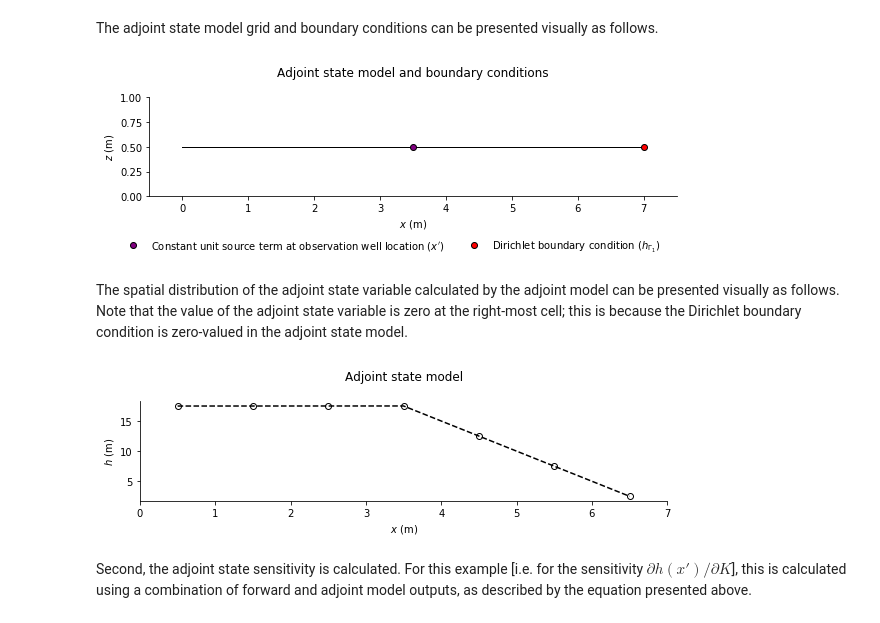
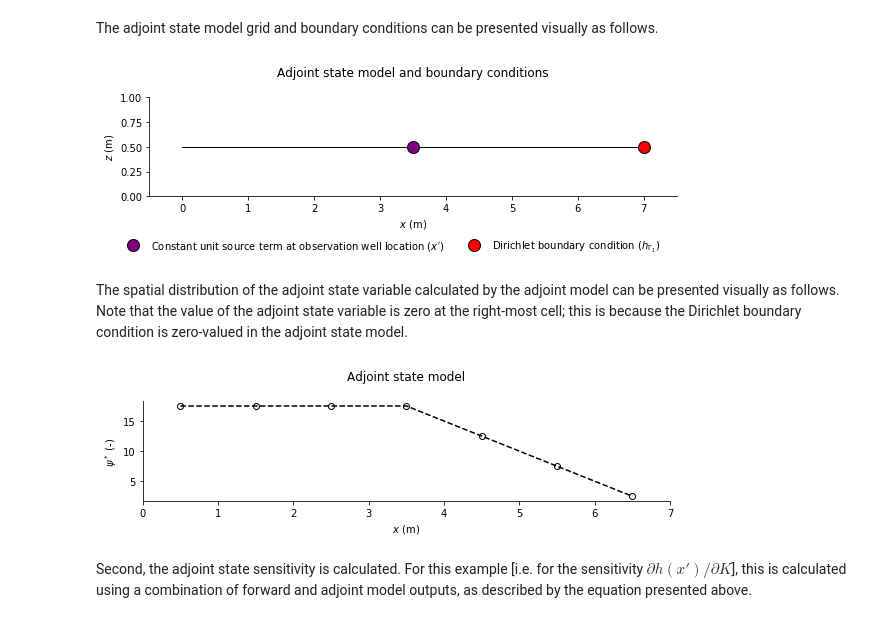
Before and after one commit to christurnadge/1o_adjoint_sensitivities, a Jupyter notebook: 02_Analytic_element_examples/02_dh_dBC1h_SS.ipynb, the cells around one changed output. Cells and saved outputs as stored; diff of their text form; code cells hidden in the pictures.

```diff
--- a/02_Analytic_element_examples/02_dh_dBC1h_SS.ipynb
+++ b/02_Analytic_element_examples/02_dh_dBC1h_SS.ipynb
@@ -35,7 +35,8 @@ BC2_Q = 1.0
 obs_x = (BC1_x-BC2_x)/2.
 K     = 0.2
 dpar  = 1e-4
-X     = np.arange(0.5, 7.5, 1.0)
+dx    = 1.0
+X     = np.arange(BC2_x+0.5, BC1_x-0.5+dx, dx)
 # %% [markdown]
 The forward model and boundary conditions can be presented visually as follows.
 # %%
@@ -169,29 +170,29 @@ s.set_ylim(0., 1.)
 s.set_xlabel('$x$ (m)')
 s.set_ylabel('$z$ (m)')
 s.plot([BC2_x, BC1_x], [0.5, 0.5], 'k-', lw=1.)
-s.plot(obs_x, 0.5, 'o', ms=6, mfc='purple', mec='k',
+s.plot(obs_x, 0.5, 'o', ms=12, mfc='purple', mec='k',
        label="Constant unit source term at observation well location ($x'$)")
-s.plot(BC1_x, 0.5, 'o', ms=6, mfc='r', mec='k',
+s.plot(BC1_x, 0.5, 'o', ms=12, mfc='r', mec='k',
        label='Dirichlet boundary condition ($h_{\Gamma_1}$)')
 s.spines['right'].set_visible(False)
 s.spines['top'].set_visible(False)
 l = f.legend(fancybox=False, frameon=False, loc=8, ncol=2)
 # %% [output]
-[figure, old version]
+[figure, new version]
 # %% [markdown]
 The spatial distribution of the adjoint state variable calculated by the adjoint model can be presented visually as follows. Note that the value of the adjoint state variable is zero at the right-most cell; this is because the Dirichlet boundary condition is zero-valued in the adjoint state model.
 # %%
 f,s = plt.subplots(1, 1, figsize=[24.00/2.54, 8.00/2.54])
 s.set_title('Adjoint state model\n')
 s.set_aspect(0.08)
 s.plot(X, adj, 'ko--', mfc='none')
 s.set_xlabel('$x$ (m)')
-s.set_ylabel('$h$ (m)')
+s.set_ylabel('$\psi^*$ (-)')
 s.set_xlim(BC2_x, BC1_x)
 s.spines['top'].set_visible(False)
 s.spines['right'].set_visible(False)
 # %% [output]
-[figure, old version]
+[figure, new version]
 # %% [markdown]
 Second, the adjoint state sensitivity is calculated. For this example [i.e. for the sensitivity $\partial h(x')/\partial K$], this is calculated using a combination of forward and adjoint model outputs, as described by the equation presented above.
 # %%
```
Also changed, not shown: parts of 2 cells of this notebook, 6 other files.
